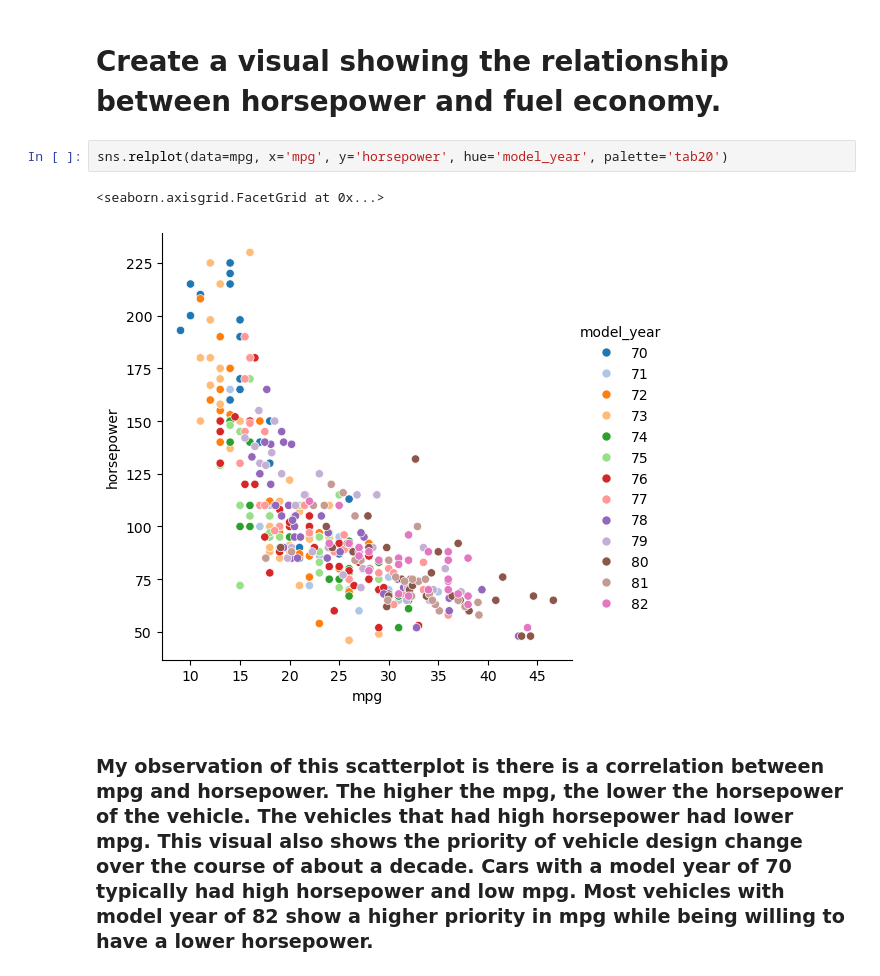
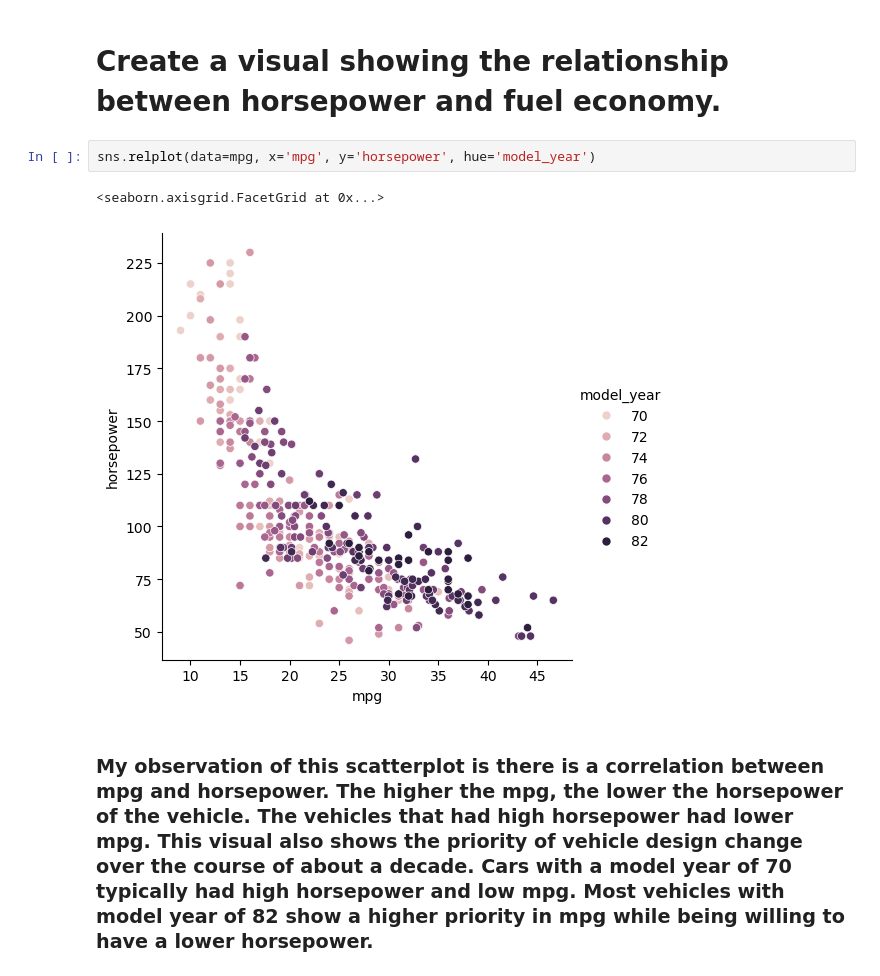
Before and after one commit to derrickwhite421-ctrl/mpg.analysis, a Jupyter notebook: Python Project.ipynb, the cells around one changed output. Cells and saved outputs as stored; diff of their text form.

```diff
--- a/Python Project.ipynb
+++ b/Python Project.ipynb
@@ -24,10 +24,10 @@ mpg
 # %% [markdown]
 # Create a visual showing the relationship between horsepower and fuel economy.
 # %%
-sns.relplot(data=mpg, x='mpg', y='horsepower', hue='model_year', palette='tab20')
+sns.relplot(data=mpg, x='mpg', y='horsepower', hue='model_year')
 # %% [output]
 <seaborn.axisgrid.FacetGrid at 0x...>
-[figure, old version]
+[figure, new version]
 # %% [markdown]
 ### My observation of this scatterplot is there is a correlation between mpg and horsepower. The higher the mpg, the lower the horsepower of the vehicle. The vehicles that had high horsepower had lower mpg. This visual also shows the priority of vehicle design change over the course of about a decade. Cars with a model year of 70 typically had high horsepower and low mpg. Most vehicles with model year of 82 show a higher priority in mpg while being willing to have a lower horsepower.
 # %% [markdown]
```
Also changed, not shown: parts of 3 cells of this notebook.
